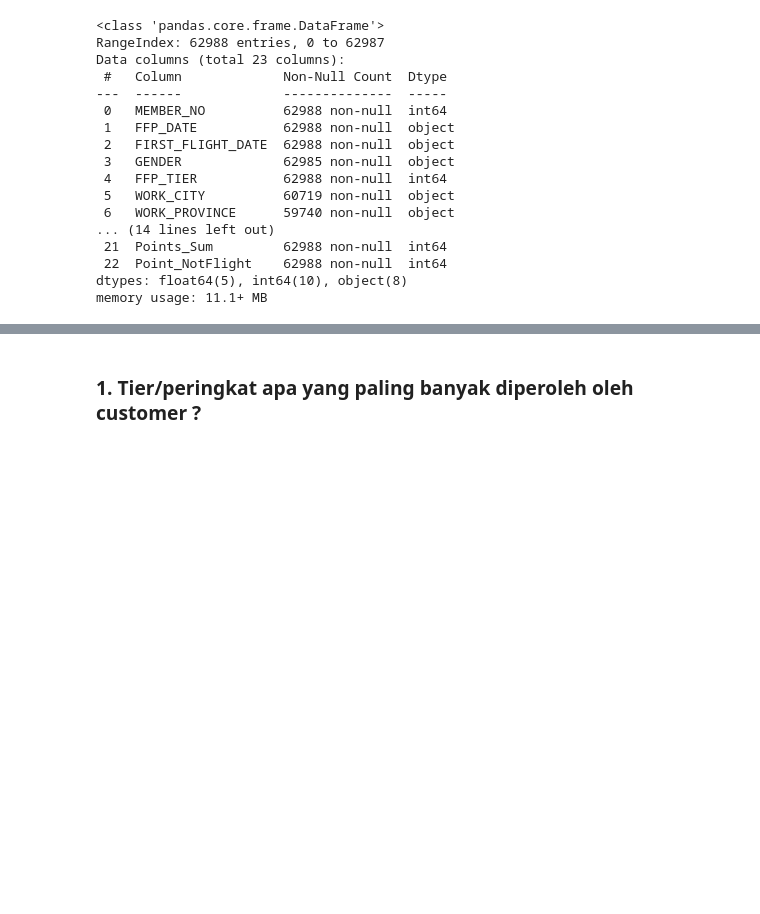
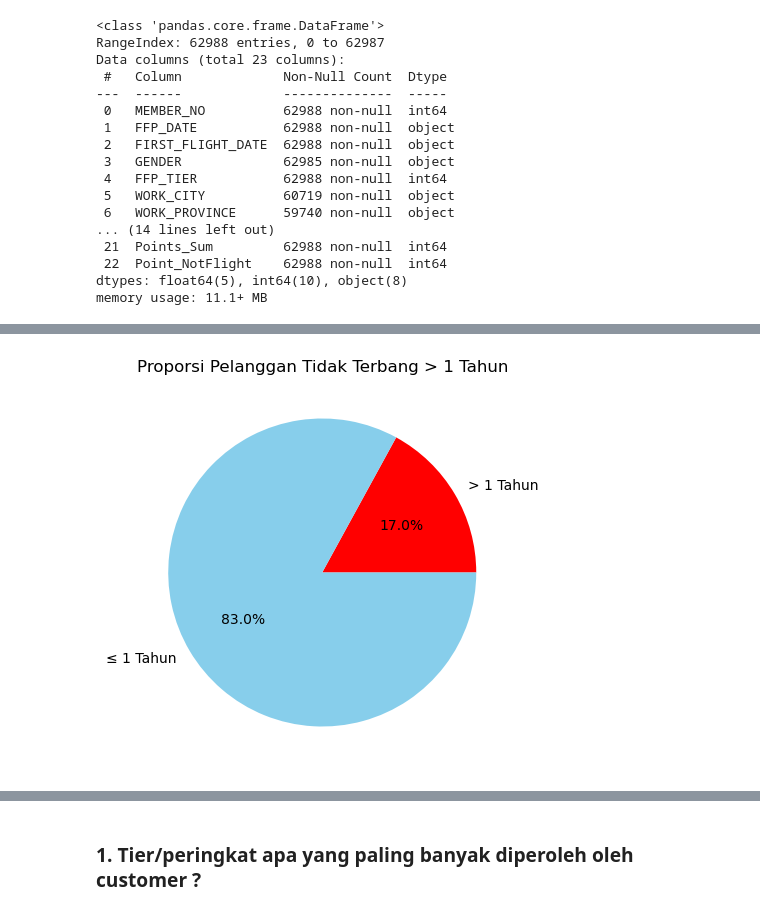
Before and after one commit to agirahmawandi/hw_unsupervised_learning, a Jupyter notebook: Agi_rahmawandi_batch57_Unsupervised_Learning.ipynb, the cells around one changed output, grey strips where cells are left out. Drawn from its saved outputs; the diff is of its cells as text; code cells hidden in the pictures; blank space fills up the shorter version.

```diff
--- a/Agi_rahmawandi_batch57_Unsupervised_Learning.ipynb
+++ b/Agi_rahmawandi_batch57_Unsupervised_Learning.ipynb
@@ -48,0 +67,12 @@ memory usage: 11.1+ MB
+# %%
+# 2. Proporsi pelanggan yang tidak terbang > 1 tahun
+# ------------------------------
+plt.figure(figsize=(5,5))
+inactive_prop = (df["Recency"] > 365).mean()
+plt.pie([inactive_prop, 1-inactive_prop],
+        labels=["> 1 Tahun", "≤ 1 Tahun"],
+        autopct='%1.1f%%', colors=["red", "skyblue"])
+plt.title("Proporsi Pelanggan Tidak Terbang > 1 Tahun")
+plt.show()
+# %% [output]
+[figure, added]
```
Also changed, not shown: parts of 25 cells of this notebook, 6 other files.
